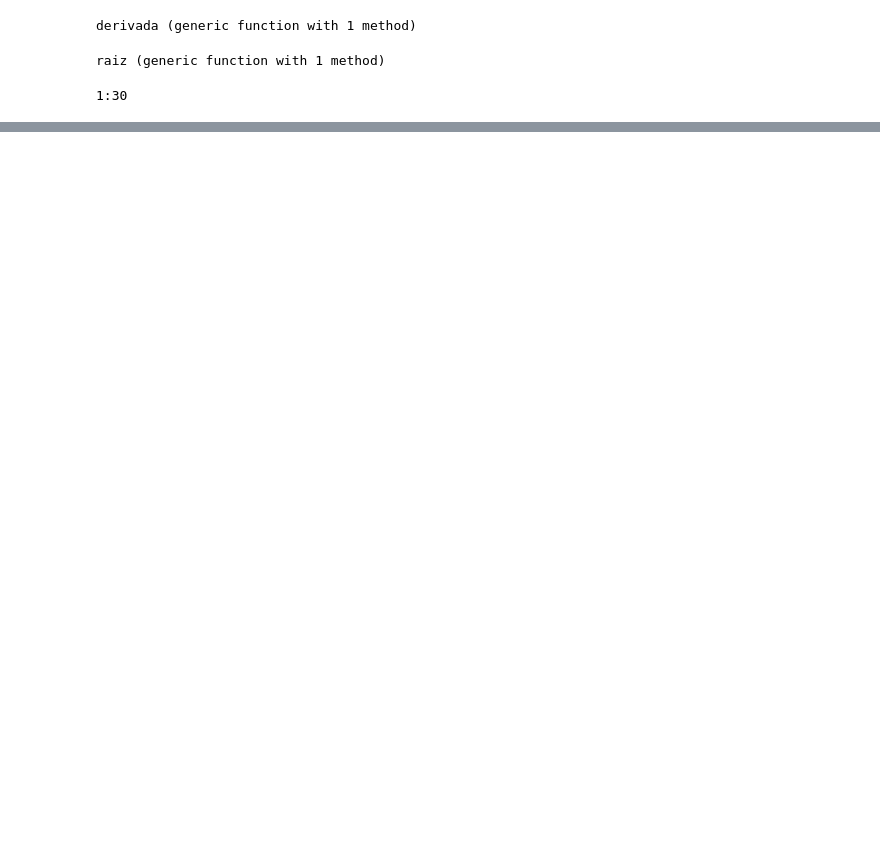
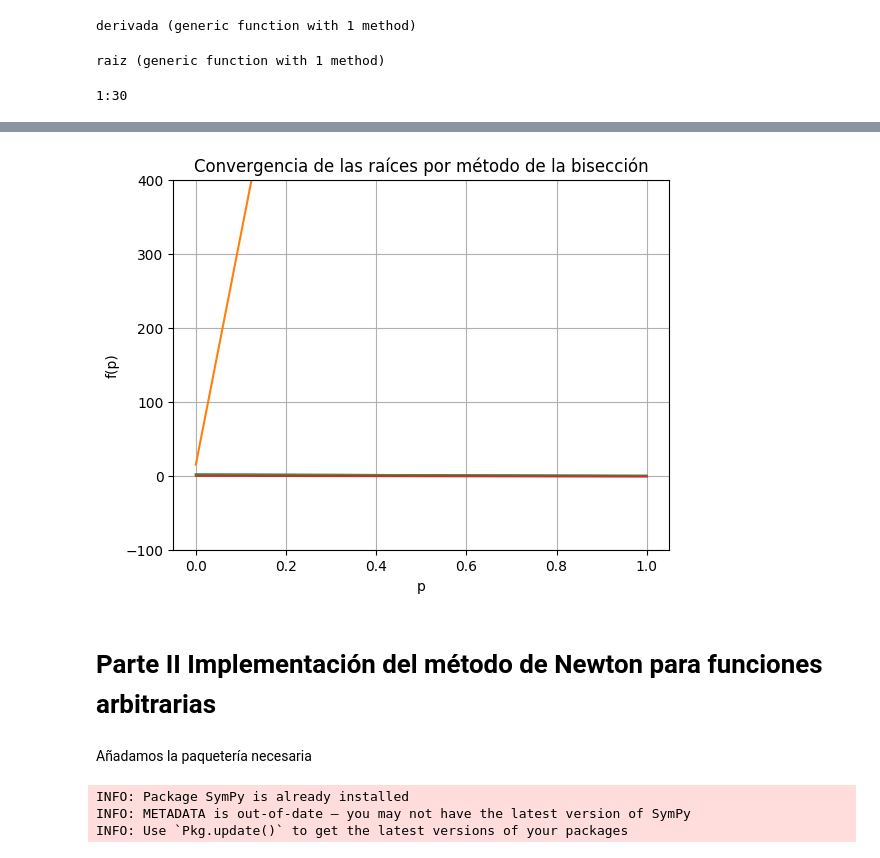
Before and after one commit to cecepassat/Fisica_Computacional_Cordero_Silis, a Jupyter notebook: Ejercicio_Tarea_4 _Jueves_31_de_Agosto.ipynb, the cells around one changed output, grey strips where cells are left out. Drawn from its saved outputs; the diff is of its cells as text; code cells hidden in the pictures; blank space fills up the shorter version.

```diff
--- a/Ejercicio_Tarea_4 _Jueves_31_de_Agosto.ipynb
+++ b/Ejercicio_Tarea_4 _Jueves_31_de_Agosto.ipynb
@@ -61,0 +120,30 @@ LoadError: type PyObject has no field PyPlot
+# %%
+list9=biseccion(1.0, 2.0);
+list10=biseccion(10.0, 20.0);
+list11=biseccion(-30.0, 30.0);
+list12=biseccion(-0.1, 0.1);
+# %%
+xlabel("p")
+ylabel("f(p)")
+title("Convergencia de las raíces por método de la bisección")
+grid("on")
+plot(list9)
+plot(list10)
+plot(list11)
+plot(list12)
+
+ylim(-100,400)
+
+show();
+# %% [output]
+[figure, added]
+# %% [markdown]
+# Parte II Implementación del método de Newton para funciones arbitrarias
+# %% [markdown]
+Añadamos la paquetería necesaria
+# %%
+Pkg.add("SymPy")
+# %% [output]
+INFO: Package SymPy is already installed
+INFO: METADATA is out-of-date — you may not have the latest version of SymPy
+INFO: Use `Pkg.update()` to get the latest versions of your packages
```
Also changed, not shown: parts of 13 cells of this notebook.
